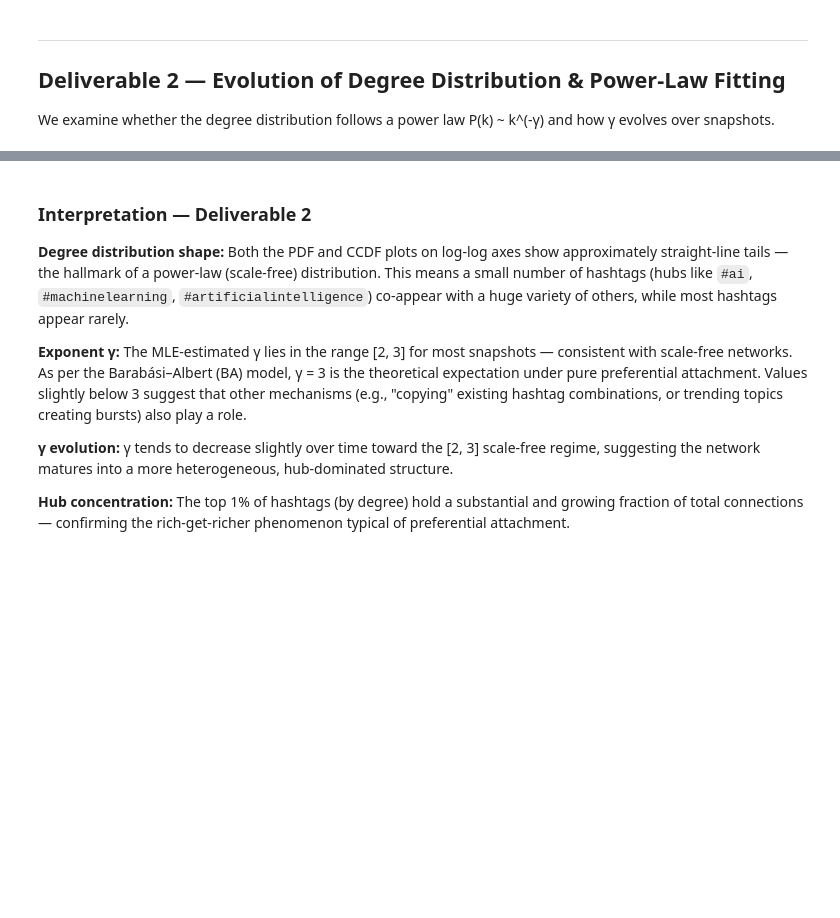
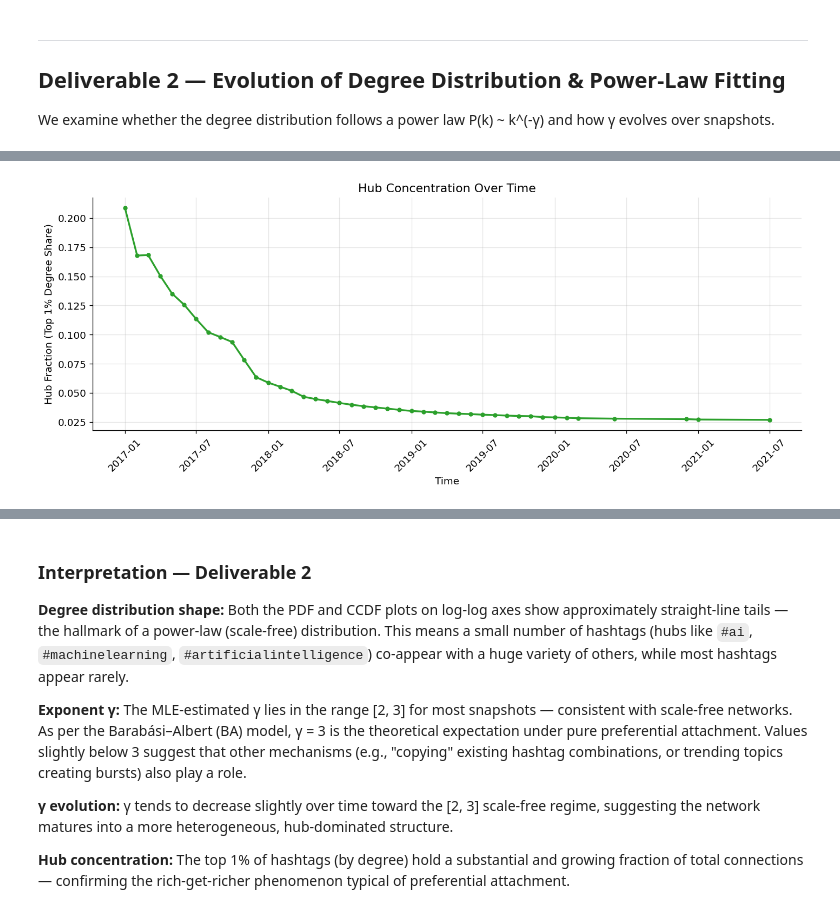
Before and after one commit to n4m4n-3irl4/Temporal-Evoluation-of-Networks, a Jupyter notebook: ai_twitter_temporal_network.ipynb, the cells around one changed output, grey strips where cells are left out. Drawn from its saved outputs; the diff is of its cells as text; code cells hidden in the pictures; blank space fills up the shorter version.

Commit message:
added new graphs, csvs,  deliverable 2 done.

```diff
--- a/ai_twitter_temporal_network.ipynb
+++ b/ai_twitter_temporal_network.ipynb
@@ -667,3 +701,16 @@ print(f'Hub fraction at end:   {hf_df["hub_frac"].iloc[-1]:.3f}')
+# %%
+#plot hf_df["hub_frac"]
+plt.figure(figsize=(12, 5))
+plt.plot(hf_df['month_dt'], hf_df['hub_frac'], color=PALETTE[2], lw=2, marker='o', ms=4)
+plt.xlabel('Time')
+plt.ylabel('Hub Fraction (Top 1% Degree Share)')
+plt.title('Hub Concentration Over Time')
+plt.xticks(rotation=45)
+plt.tight_layout()
+plt.savefig('d2_hub_concentration_line.png', bbox_inches='tight', dpi=130)
+plt.show()
+# %% [output]
+[figure, added]
 # %%
 # print the smallest set of nodes that together hold ≥50% of the total degree in the final snapshot
 final_month = sorted_months[-1]
```
Also changed, not shown: parts of 9 cells of this notebook, 5 other files.
